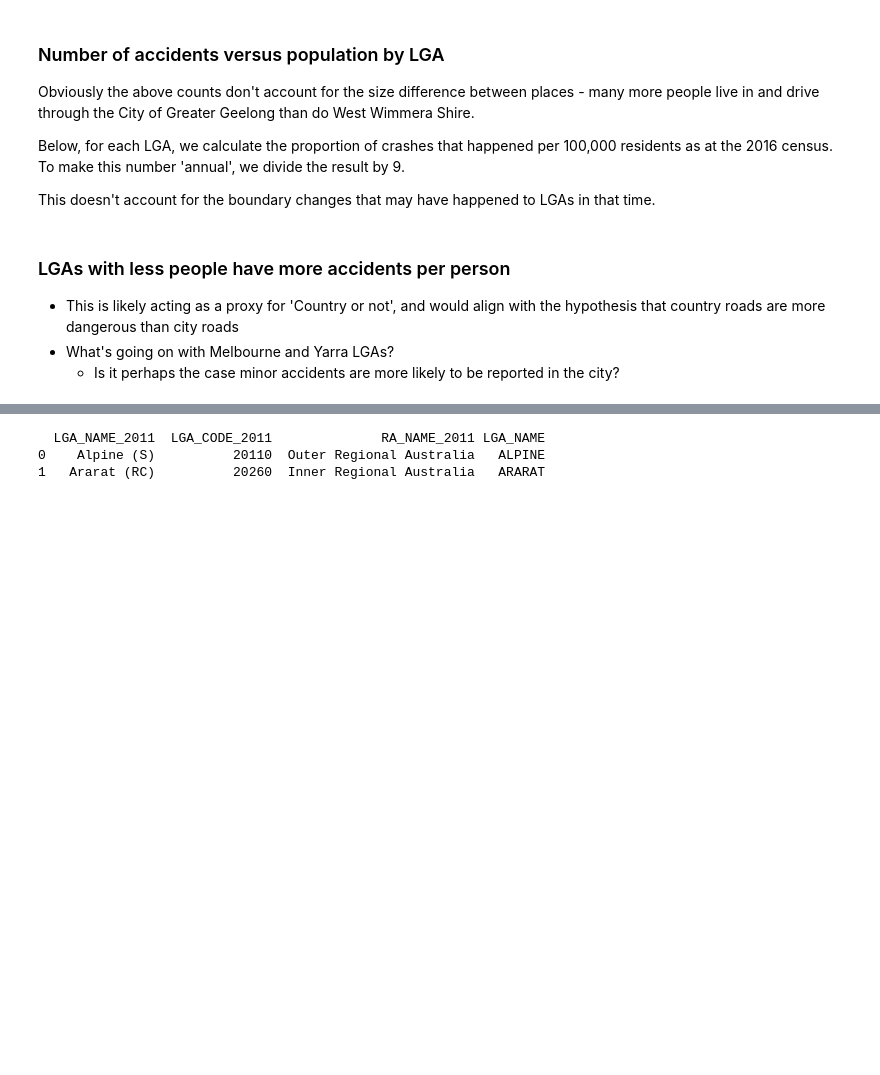
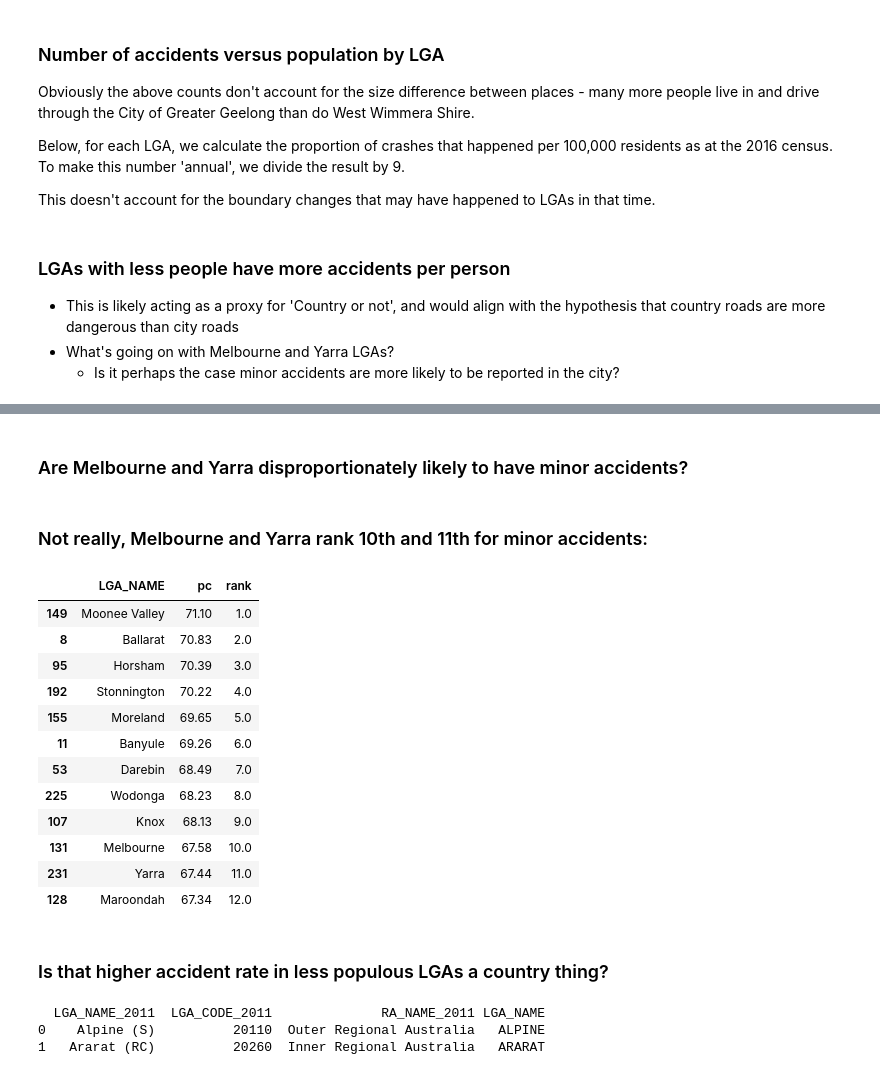
Before and after one commit to jaketclarke/vicroads_accident_analysis, a Jupyter notebook: vic_car_crashes.ipynb, the cells around one changed output, grey strips where cells are left out. Saved outputs shown, nothing was run; the diff lists cells and outputs as text; code cells hidden in the pictures; blank space fills up the shorter version.

```diff
--- a/vic_car_crashes.ipynb
+++ b/vic_car_crashes.ipynb
@@ -886,6 +886,60 @@ py.iplot(figure8, filename='figure8')
 #pyonline.image.ishow(figure8, width=1500, height=750)
 # %% [output]
 [interactive output not drawn]
+# %% [markdown]
+### Are Melbourne and Yarra disproportionately likely to have minor accidents?
+# %%
+# group by both lga and severity
+accidents_by_lga_by_severity = df_accident_node.groupby(
+    ['LGA_NAME','SEVERITY']
+).size()
+
+# work out % of lga accidents
+accidents_by_lga_by_severity_pc = accidents_by_lga_by_severity.groupby(level=0).apply(
+    lambda x:round( 100 * x / float(x.sum()),2)
+)
+
+accidents_by_lga_by_severity_pc = accidents_by_lga_by_severity_pc.reset_index(name = 'pc')
+
+# limit to just minor
+accidents_by_lga_by_severity_minor = accidents_by_lga_by_severity_pc[accidents_by_lga_by_severity_pc['SEVERITY'] == 3]
+
+# delete severity column
+del accidents_by_lga_by_severity_minor['SEVERITY']
+
+# sort by pc
+accidents_by_lga_by_severity_minor = accidents_by_lga_by_severity_minor.sort_values(by='pc', ascending=True)
+
+# make lower case
+# run on the lga column of our df, add to new column
+accidents_by_lga_by_severity_minor['LGA_NAME'] = accidents_by_lga_by_severity_minor['LGA_NAME'].apply(
+    lambda x: x.title()
+)
+
+# rank by % minor
+accidents_by_lga_by_severity_minor['rank'] = accidents_by_lga_by_severity_minor['pc'].rank(ascending=0)
+# %% [markdown]
+### Not really, Melbourne and Yarra rank 10th and 11th for minor accidents:
+# %%
+accidents_by_lga_by_severity_minor[
+    accidents_by_lga_by_severity_minor['rank'] <= 12
+].sort_values(by='rank', ascending=True)
+# %% [output]
+|  | LGA_NAME | pc | rank |
+| 149 | Moonee Valley | 71.10 | 1.0 |
+| 8 | Ballarat | 70.83 | 2.0 |
+| 95 | Horsham | 70.39 | 3.0 |
+| 192 | Stonnington | 70.22 | 4.0 |
+| 155 | Moreland | 69.65 | 5.0 |
+| 11 | Banyule | 69.26 | 6.0 |
+| 53 | Darebin | 68.49 | 7.0 |
+| 225 | Wodonga | 68.23 | 8.0 |
+| 107 | Knox | 68.13 | 9.0 |
+| 131 | Melbourne | 67.58 | 10.0 |
+| 231 | Yarra | 67.44 | 11.0 |
+| 128 | Maroondah | 67.34 | 12.0 |
+# %% [markdown]
+### Is that higher accident rate in less populous LGAs a country thing?
 # %%
 # read from ABS Excel series
 df_remoteness = pd.read_excel(
```
Also changed, not shown: parts of 8 cells of this notebook.
